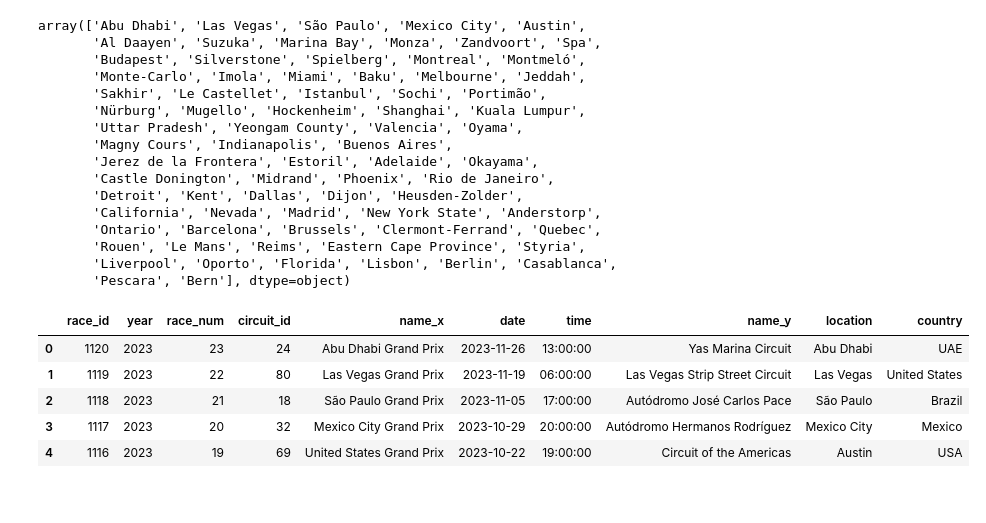
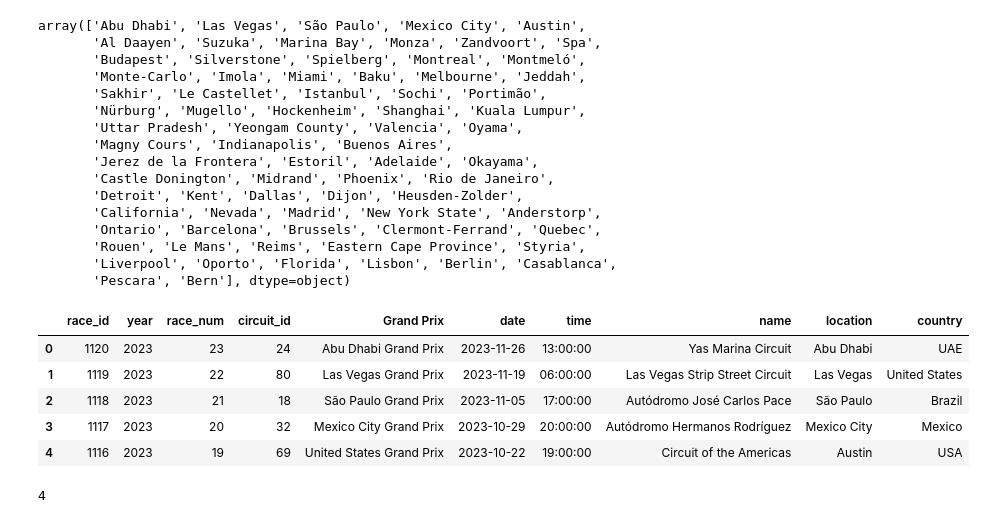
Before and after one commit to JuanGouveia/ETL-Project, a Jupyter notebook: code/book.ipynb, the cells around one changed output. Cells and saved outputs as stored; diff of their text form; code cells hidden in the pictures.

```diff
--- a/code/book.ipynb
+++ b/code/book.ipynb
@@ -175,13 +176,3 @@ array(['Abu Dhabi', 'Las Vegas', 'São Paulo', 'Mexico City', 'Austin',
        'Rouen', 'Le Mans', 'Reims', 'Eastern Cape Province', 'Styria',
        'Liverpool', 'Oporto', 'Florida', 'Lisbon', 'Berlin', 'Casablanca',
        'Pescara', 'Bern'], dtype=object)
-# %%
-#data_merged = data_merged.drop(['name_x'], axis = 1)
-data_merged.head()
-# %% [output]
-|  | race_id | year | race_num | circuit_id | name_x | date | time | name_y | location | country |
-| 0 | 1120 | 2023 | 23 | 24 | Abu Dhabi Grand Prix | 2023-11-26 | 13:00:00 | Yas Marina Circuit | Abu Dhabi | UAE |
-| 1 | 1119 | 2023 | 22 | 80 | Las Vegas Grand Prix | 2023-11-19 | 06:00:00 | Las Vegas Strip Street Circuit | Las Vegas | United States |
-| 2 | 1118 | 2023 | 21 | 18 | São Paulo Grand Prix | 2023-11-05 | 17:00:00 | Autódromo José Carlos Pace | São Paulo | Brazil |
-| 3 | 1117 | 2023 | 20 | 32 | Mexico City Grand Prix | 2023-10-29 | 20:00:00 | Autódromo Hermanos Rodríguez | Mexico City | Mexico |
-| 4 | 1116 | 2023 | 19 | 69 | United States Grand Prix | 2023-10-22 | 19:00:00 | Circuit of the Americas | Austin | USA |
@@ -205,0 +179,12 @@ opciones.add_argument('user-data-dir=cookies')    # mantiene las coockies
+# %%
+new_cols = ['race_id', 'year', 'race_num', 'circuit_id', 'Grand Prix', 'date', 'time', 'name', 'location', 'country']
+data_merged.columns = new_cols
+
+data_merged.head()
+# %% [output]
+|  | race_id | year | race_num | circuit_id | Grand Prix | date | time | name | location | country |
+| 0 | 1120 | 2023 | 23 | 24 | Abu Dhabi Grand Prix | 2023-11-26 | 13:00:00 | Yas Marina Circuit | Abu Dhabi | UAE |
+| 1 | 1119 | 2023 | 22 | 80 | Las Vegas Grand Prix | 2023-11-19 | 06:00:00 | Las Vegas Strip Street Circuit | Las Vegas | United States |
+| 2 | 1118 | 2023 | 21 | 18 | São Paulo Grand Prix | 2023-11-05 | 17:00:00 | Autódromo José Carlos Pace | São Paulo | Brazil |
+| 3 | 1117 | 2023 | 20 | 32 | Mexico City Grand Prix | 2023-10-29 | 20:00:00 | Autódromo Hermanos Rodríguez | Mexico City | Mexico |
+| 4 | 1116 | 2023 | 19 | 69 | United States Grand Prix | 2023-10-22 | 19:00:00 | Circuit of the Americas | Austin | USA |
@@ -215,0 +224,5 @@ driver.get('https://f1.fandom.com/wiki/Safety_Car')
+# %%
+tabla = driver.find_elements(By.TAG_NAME, 'table')
+len(tabla)
+# %% [output]
+4
```
Also changed, not shown: parts of 33 cells of this notebook.
